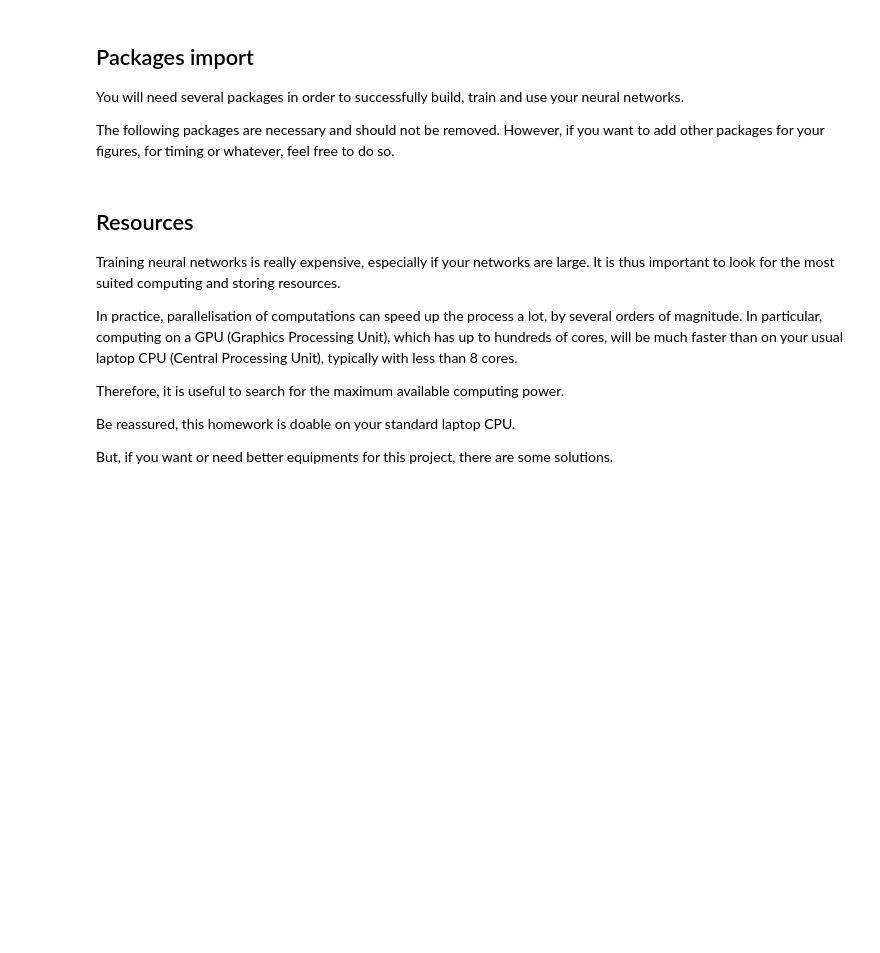
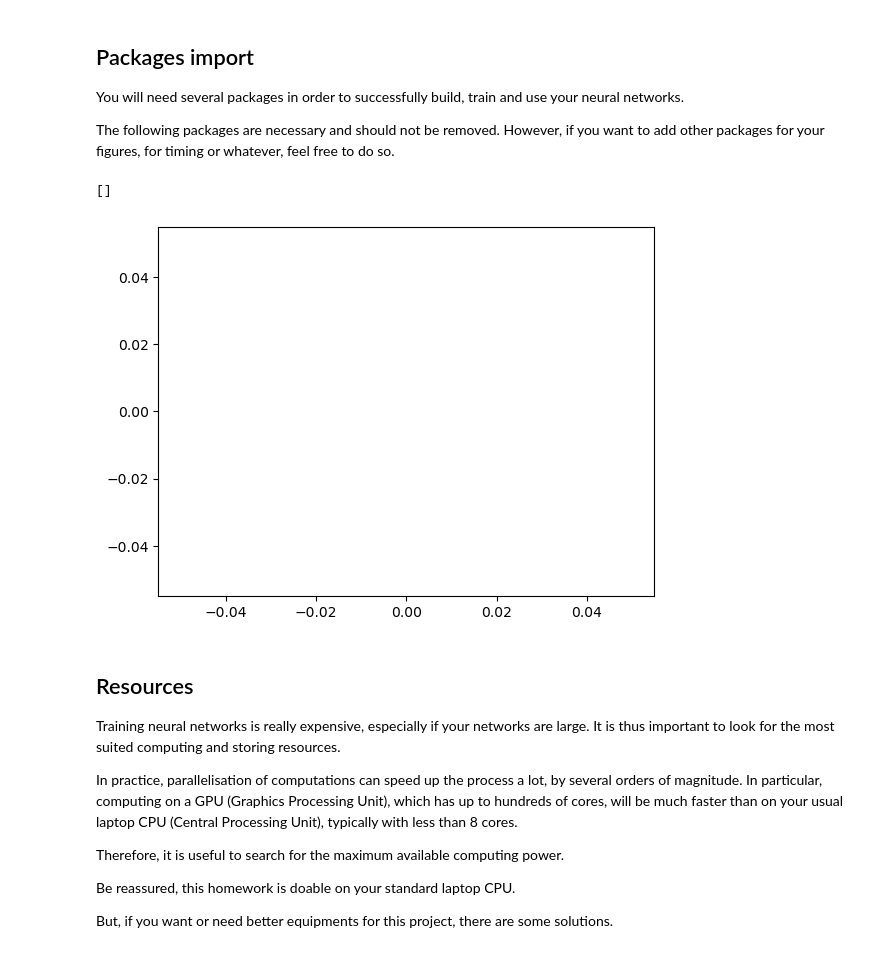
Before and after one commit to mathjacob/LINMA2472-HW3, a Jupyter notebook: hw3_part1_v2.ipynb, the cells around one changed output. Saved outputs shown, nothing was run; the diff lists cells and outputs as text; code cells hidden in the pictures; blank space fills up the shorter version.

Commit message:
Added a very weird fix for a problem I had with pyplot and the other modules.

```diff
--- a/hw3_part1_v2.ipynb
+++ b/hw3_part1_v2.ipynb
@@ -34,3 +45,9 @@ The following packages are necessary and should not be removed. However, if you
+# %%
+# Importing these modules first, plotting something, and then importing the other modules is the only way right now for my kernel to not die when something is plotted in the notebook. Go figure...
+plt.plot()
+# %% [output]
+[]
+[figure, added]
 # %%
 # PyTorch is a common library for neural networks in Python. torch.nn is a module for building layers of Neural Networks.
 import torch
```
Also changed, not shown: parts of 3 cells of this notebook.
